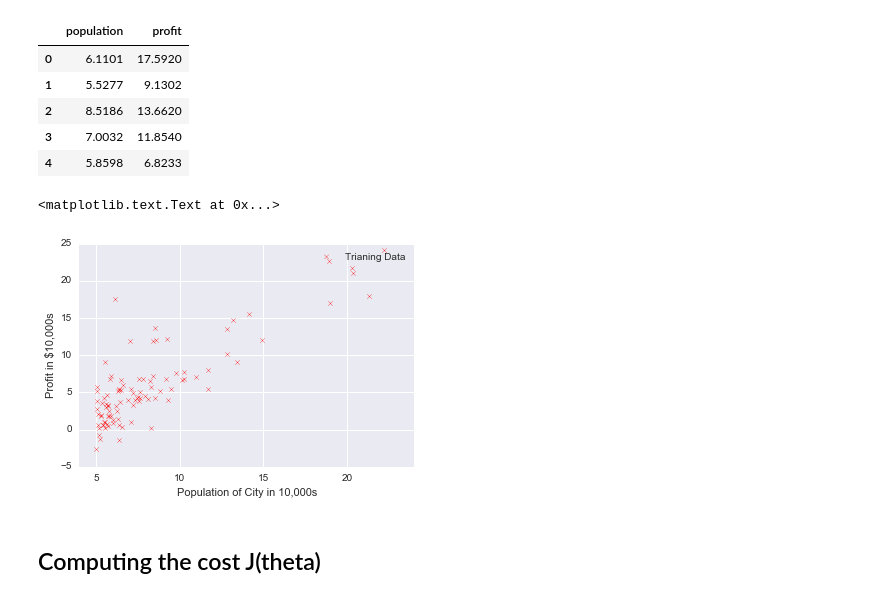
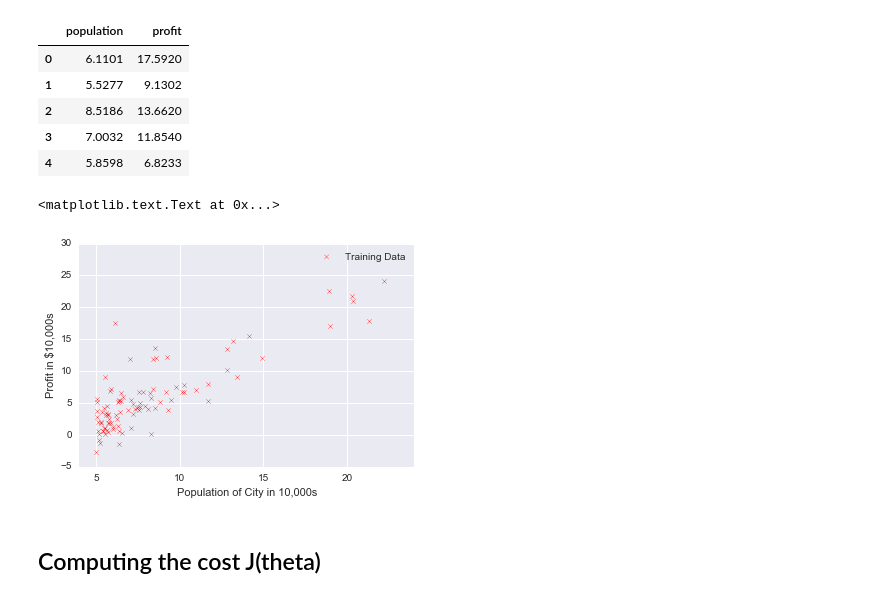
Before and after one commit to uents/coursera-ml, a Jupyter notebook: week02/linear_regression/linear_regression.ipynb, the cells around one changed output. Cells and saved outputs as stored; diff of their text form; code cells hidden in the pictures.

```diff
--- a/week02/linear_regression/linear_regression.ipynb
+++ b/week02/linear_regression/linear_regression.ipynb
@@ -23,14 +23,19 @@ df_train.head(5)
 | 3 | 7.0032 | 11.8540 |
 | 4 | 5.8598 | 6.8233 |
 # %%
-ax_train = df_train.plot(kind='scatter', x=u'population', y=u'profit',
-                        xlim=[4,24], ylim=[-5,25], color='red', marker='x',
-                        label='Trianing Data', legend=True)
-ax_train.set_xlabel('Population of City in 10,000s')
-ax_train.set_ylabel('Profit in $10,000s')
+fig = plt.figure()
+plt.xlim(4, 24)
+plt.ylim(-5, 30)
+
+ax = fig.add_subplot(1,1,1)
+ax.scatter(df_train['population'], df_train['profit'],
+           color='red', marker='x', label='Training Data')
+ax.legend()
+ax.set_xlabel('Population of City in 10,000s')
+ax.set_ylabel('Profit in $10,000s')
 # %% [output]
 <matplotlib.text.Text at 0x...>
-[figure, old version]
+[figure, new version]
 # %% [markdown]
 ## Computing the cost J(theta)
 # %%
```
Also changed, not shown: parts of 6 cells of this notebook.
